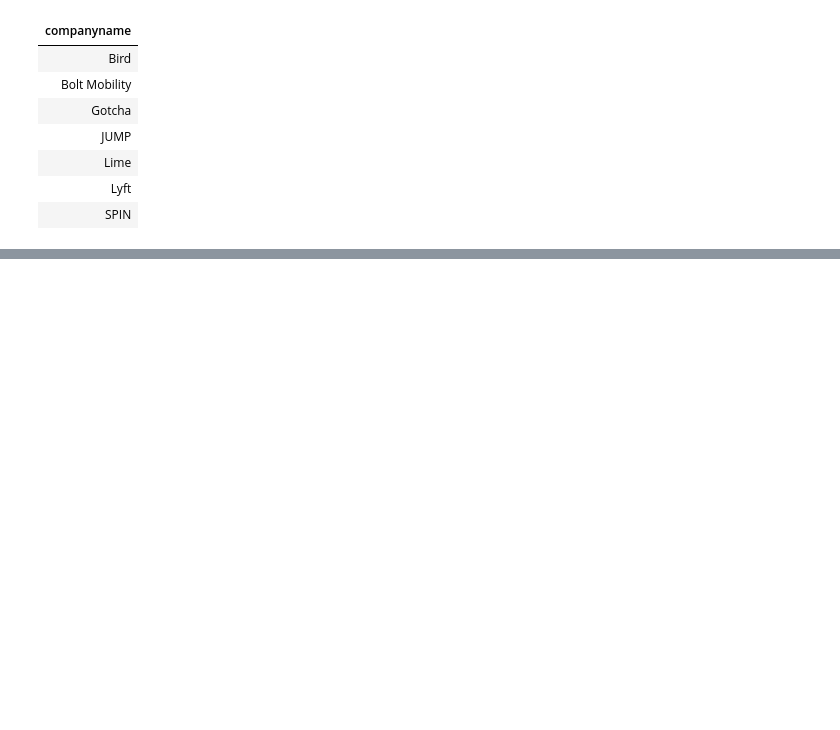
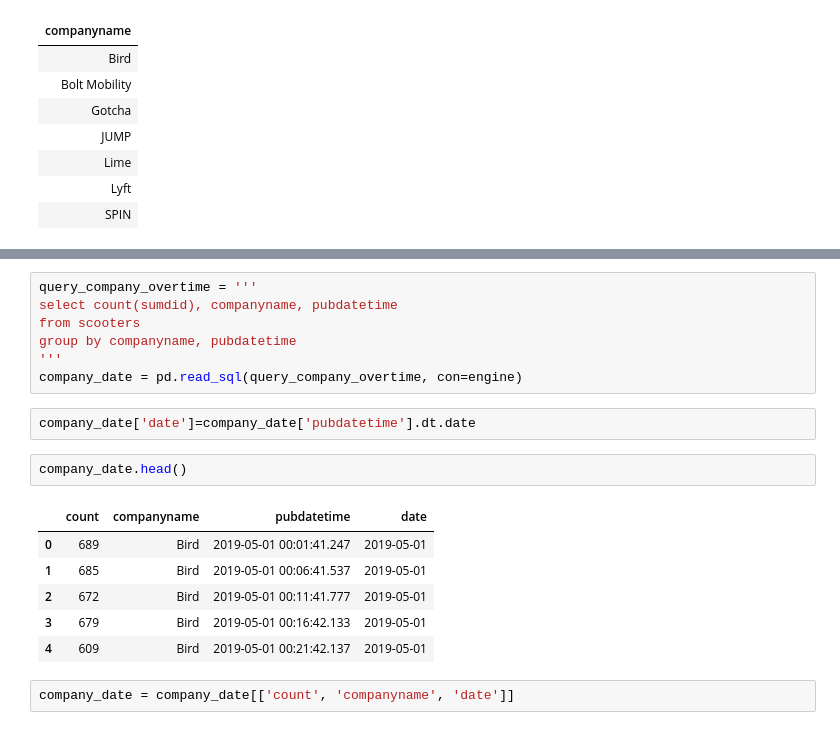
Before and after one commit to NSS-Data-Analytics-Cohort-10/scooters-group-2, a Jupyter notebook: notebooks/scooters1.ipynb, the cells around one changed output, grey strips where cells are left out. Cells and saved outputs as stored; diff of their text form; blank space fills up the shorter version.

```diff
--- a/notebooks/scooters1.ipynb
+++ b/notebooks/scooters1.ipynb
@@ -209,0 +250,20 @@ from trips;
+# %%
+query_company_overtime = '''
+select count(sumdid), companyname, pubdatetime
+from scooters
+group by companyname, pubdatetime
+'''
+company_date = pd.read_sql(query_company_overtime, con=engine)
+# %%
+company_date['date']=company_date['pubdatetime'].dt.date
+# %%
+company_date.head()
+# %% [output]
+|  | count | companyname | pubdatetime | date |
+| 0 | 689 | Bird | 2019-05-01 00:01:41.247 | 2019-05-01 |
+| 1 | 685 | Bird | 2019-05-01 00:06:41.537 | 2019-05-01 |
+| 2 | 672 | Bird | 2019-05-01 00:11:41.777 | 2019-05-01 |
+| 3 | 679 | Bird | 2019-05-01 00:16:42.133 | 2019-05-01 |
+| 4 | 609 | Bird | 2019-05-01 00:21:42.137 | 2019-05-01 |
+# %%
+company_date = company_date[['count', 'companyname', 'date']]
```
Also changed, not shown: parts of 9 cells of this notebook.
